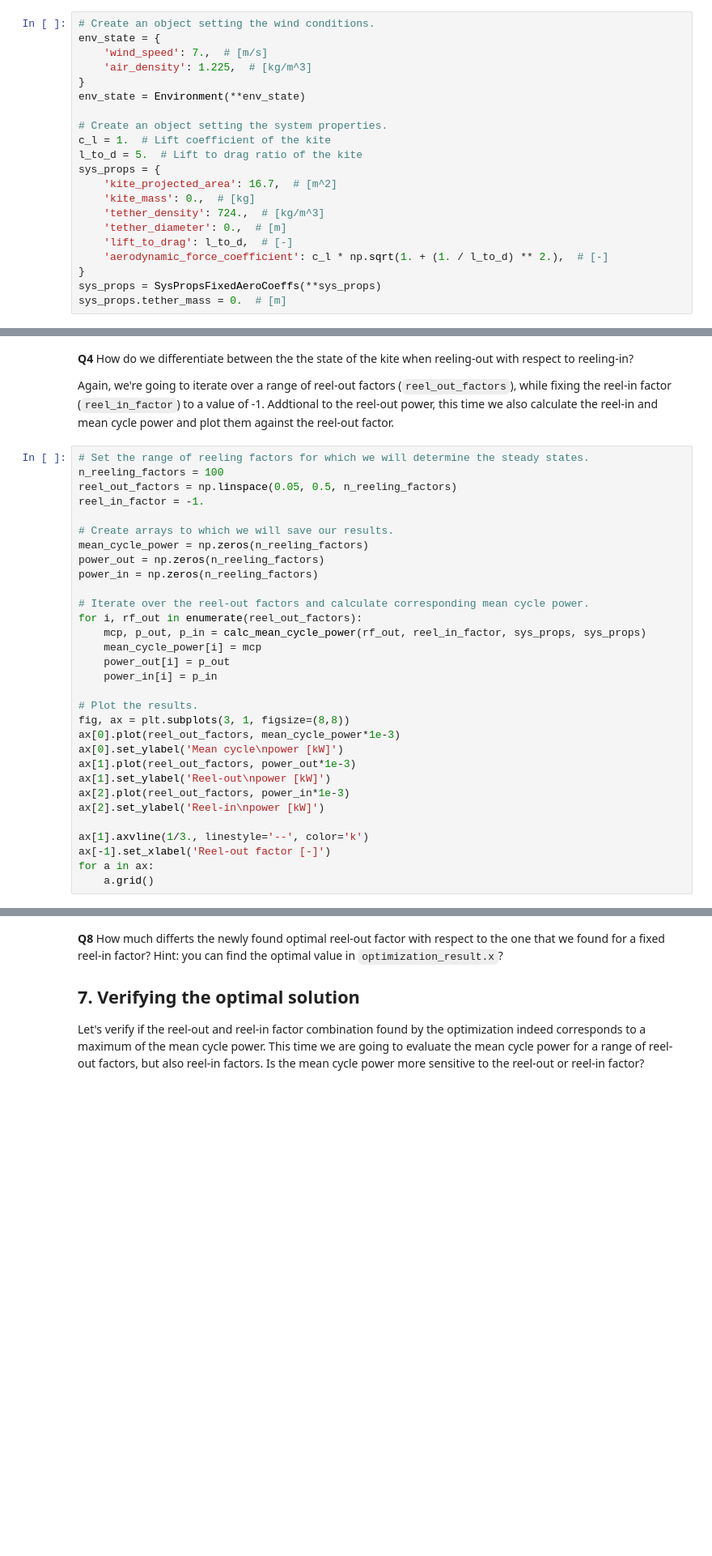
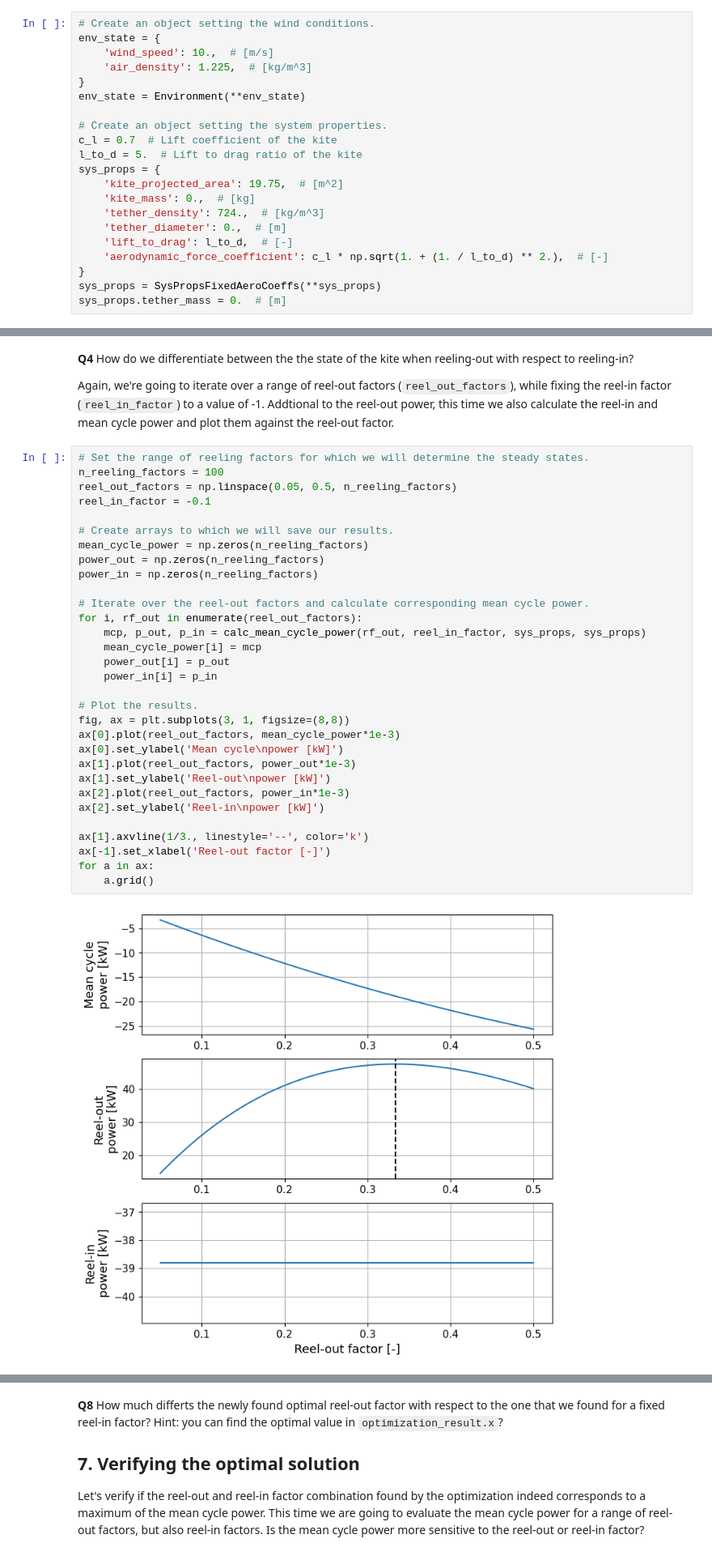
Before and after one commit to awecourse/workshop, a Jupyter notebook: awe_workshop.ipynb, the cells around one changed output, grey strips where cells are left out. Shown: that part at 81% size. Saved outputs shown, nothing was run; the diff lists cells and outputs as text; blank space fills up the shorter version.

```diff
--- a/awe_workshop.ipynb
+++ b/awe_workshop.ipynb
@@ -35,16 +37,16 @@ The system specifications are defined with a small set of properties that are de
 # %%
 # Create an object setting the wind conditions.
 env_state = {
-    'wind_speed': 7.,  # [m/s]
+    'wind_speed': 10.,  # [m/s]
     'air_density': 1.225,  # [kg/m^3]
 }
 env_state = Environment(**env_state)
 
 # Create an object setting the system properties.
-c_l = 1.  # Lift coefficient of the kite
+c_l = 0.7  # Lift coefficient of the kite
 l_to_d = 5.  # Lift to drag ratio of the kite
 sys_props = {
-    'kite_projected_area': 16.7,  # [m^2]
+    'kite_projected_area': 19.75,  # [m^2]
     'kite_mass': 0.,  # [kg]
     'tether_density': 724.,  # [kg/m^3]
     'tether_diameter': 0.,  # [m]
@@ -200,34 +208,36 @@ Again, we're going to iterate over a range of reel-out factors (`reel_out_factor
 # %%
 # Set the range of reeling factors for which we will determine the steady states.
 n_reeling_factors = 100
 reel_out_factors = np.linspace(0.05, 0.5, n_reeling_factors)
-reel_in_factor = -1.
+reel_in_factor = -0.1
 
 # Create arrays to which we will save our results.
 mean_cycle_power = np.zeros(n_reeling_factors)
 power_out = np.zeros(n_reeling_factors)
 power_in = np.zeros(n_reeling_factors)
 
 # Iterate over the reel-out factors and calculate corresponding mean cycle power.
 for i, rf_out in enumerate(reel_out_factors):
     mcp, p_out, p_in = calc_mean_cycle_power(rf_out, reel_in_factor, sys_props, sys_props)
     mean_cycle_power[i] = mcp
     power_out[i] = p_out
     power_in[i] = p_in
 
 # Plot the results.
 fig, ax = plt.subplots(3, 1, figsize=(8,8))
 ax[0].plot(reel_out_factors, mean_cycle_power*1e-3)
 ax[0].set_ylabel('Mean cycle\npower [kW]')
 ax[1].plot(reel_out_factors, power_out*1e-3)
 ax[1].set_ylabel('Reel-out\npower [kW]')
 ax[2].plot(reel_out_factors, power_in*1e-3)
 ax[2].set_ylabel('Reel-in\npower [kW]')
 
 ax[1].axvline(1/3., linestyle='--', color='k')
 ax[-1].set_xlabel('Reel-out factor [-]')
 for a in ax:
     a.grid()
+# %% [output]
+[figure, added]
 # %% [markdown]
 It turns out that the mean cycle power is negative and monotonically decreasing. This implies that we are consuming energy regardless of the choice for the reel-out factor.
 
```
Also changed, not shown: parts of 9 cells of this notebook, 1 other file.
